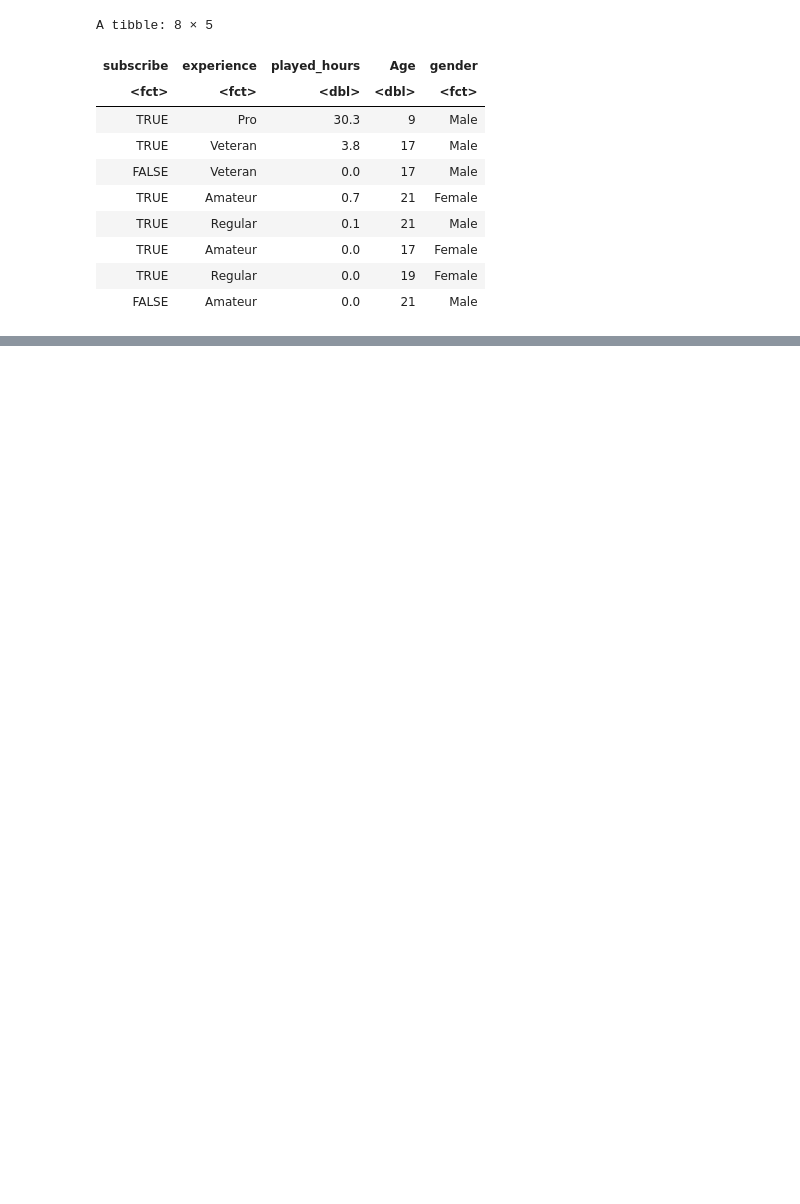
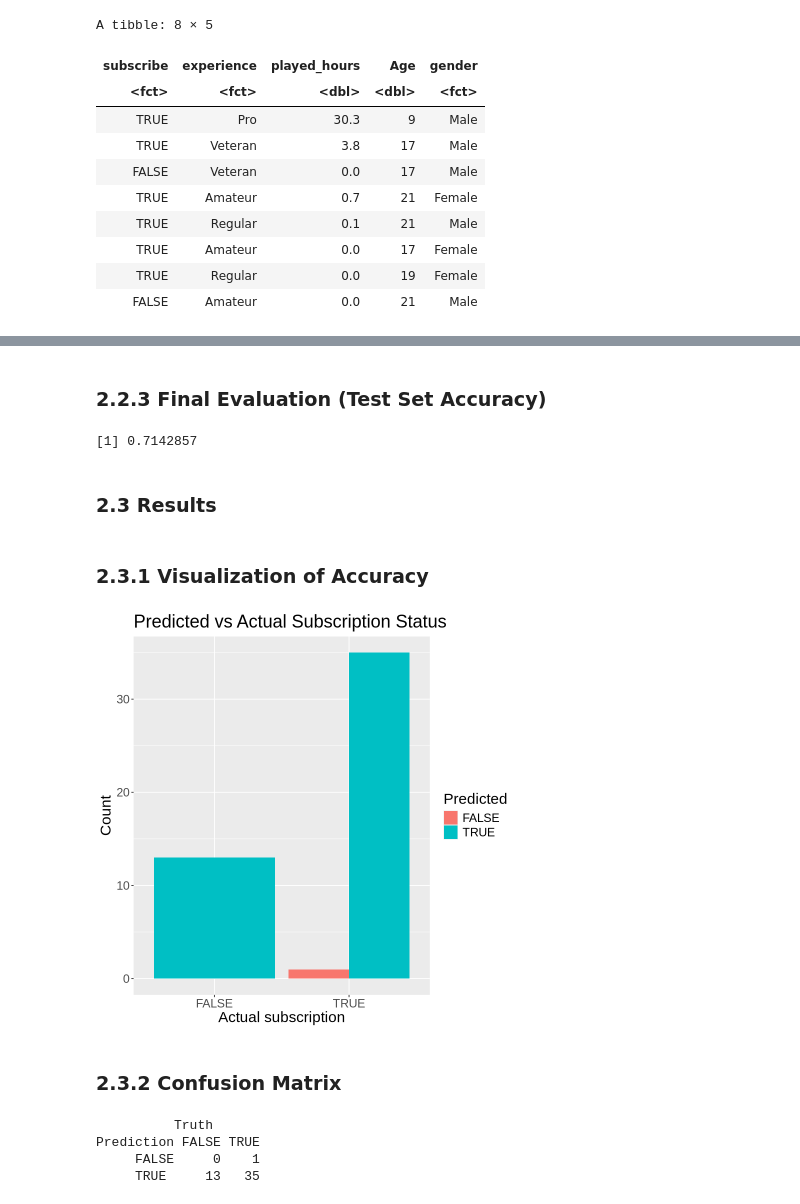
Before and after one commit to Tim-W36/DSCI-100-Group-30-Final-Project-Report-, a Jupyter notebook: proj_ind.ipynb, the cells around one changed output, grey strips where cells are left out. Saved outputs shown, nothing was run; the diff lists cells and outputs as text; code cells hidden in the pictures; blank space fills up the shorter version.

```diff
--- a/proj_ind.ipynb
+++ b/proj_ind.ipynb
@@ -615,4 +611,12 @@ Please use one of the tuning functions (e.g. `tune_grid()`) to optimize them.
 # %%
-players_train_predictions <- predict(players_fit, players_train) |>
-    bind_cols(players_train)
-players_train_predictions
+knn_final <- nearest_neighbor(
+  weight_func = "rectangular",
+  neighbors   = best_k
+) |>
+  set_engine("kknn") |>
+  set_mode("classification")
+
+players_fit <- workflow() |>
+  add_recipe(players_recipe) |>
+  add_model(knn_final) |>
+  fit(data = players_train)
@@ -626,0 +625,5 @@ player_prediction_accuracy
+# %%
+players_test_predictions <- predict(players_fit, players_test) |>
+  bind_cols(players_test)
+
+head(players_test_predictions)
@@ -626,0 +640,40 @@ player_prediction_accuracy
+# %% [markdown]
+### 2.2.3 Final Evaluation (Test Set Accuracy)
+# %%
+players_test_metrics <- players_test_predictions |>
+  metrics(truth = subscribe, estimate = .pred_class)
+
+players_test_accuracy <- players_test_metrics |>
+  filter(.metric == "accuracy") |>
+  pull(.estimate)
+
+players_test_accuracy
+# %% [output]
+[1] 0.7142857
+# %% [markdown]
+### 2.3 Results
+# %% [markdown]
+### 2.3.1  Visualization of Accuracy
+# %%
+players_test_predictions |>
+  count(subscribe, .pred_class) |>
+  ggplot(aes(x = subscribe, y = n, fill = .pred_class)) +
+  geom_col(position = "dodge") +
+  labs(
+    title = "Predicted vs Actual Subscription Status",
+    x = "Actual subscription",
+    y = "Count",
+    fill = "Predicted"
+  )
+# %% [output]
+[figure, added]
+# %% [markdown]
+### 2.3.2  Confusion Matrix
+# %%
+players_test_predictions |>
+  conf_mat(truth = subscribe, estimate = .pred_class)
+# %% [output]
+          Truth
+Prediction FALSE TRUE
+     FALSE     0    1
+     TRUE     13   35
```
Also changed, not shown: parts of 43 cells of this notebook.
